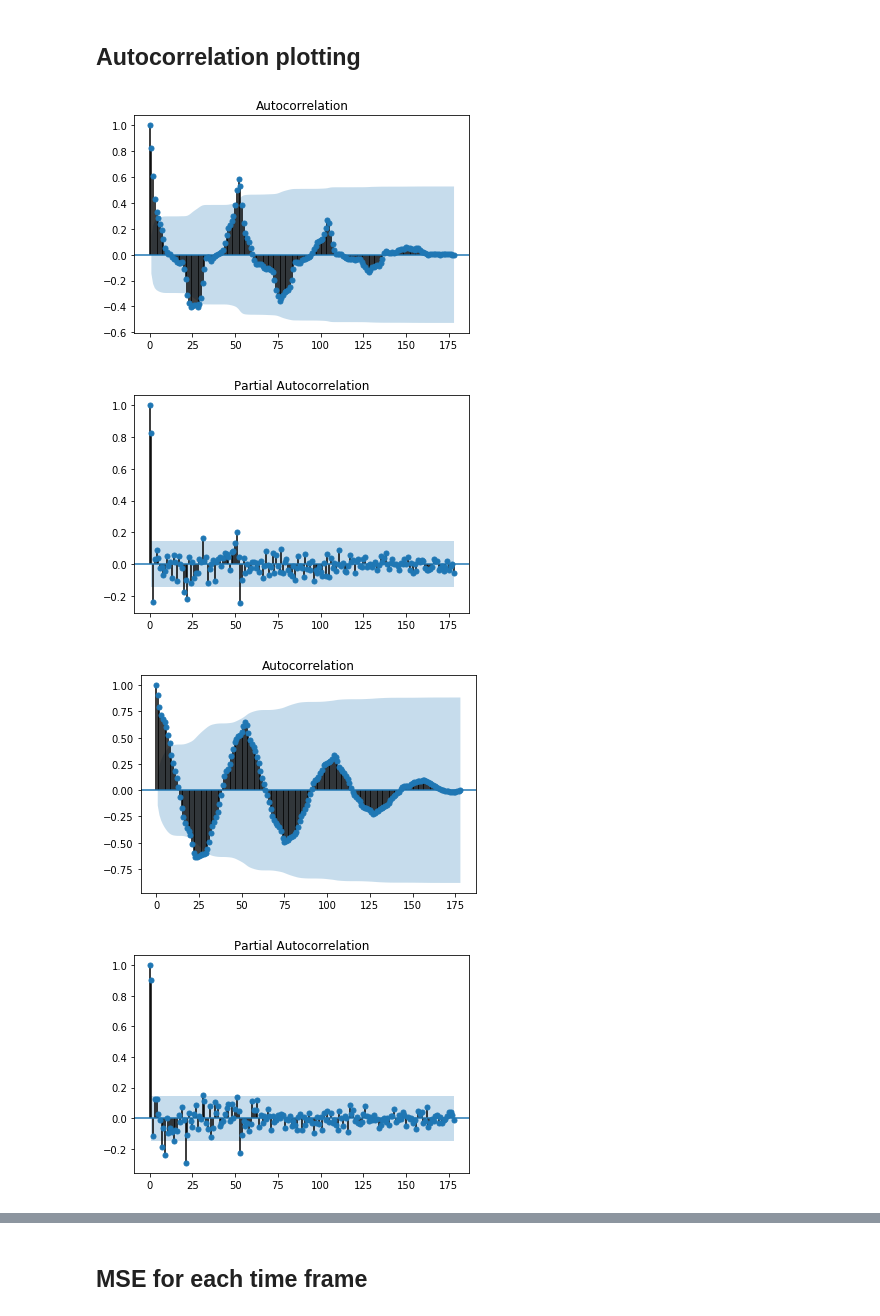
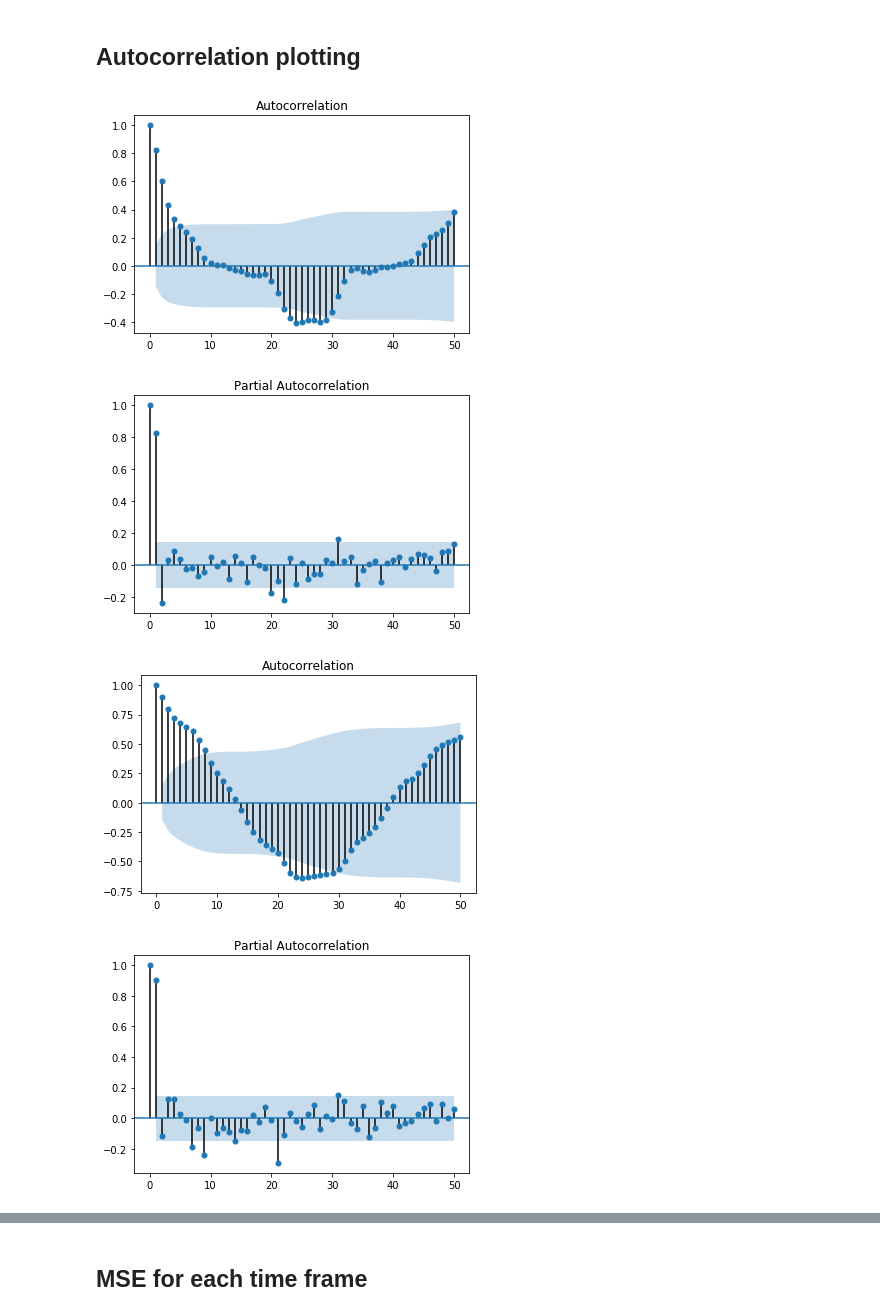
Before and after one commit to Cobrijani/prescient, a Jupyter notebook: src/notebooks/PowerSupply.ipynb, the cells around one changed output, grey strips where cells are left out. Cells and saved outputs as stored; diff of their text form; code cells hidden in the pictures.

```diff
--- a/src/notebooks/PowerSupply.ipynb
+++ b/src/notebooks/PowerSupply.ipynb
@@ -179,12 +179,12 @@ plt.show();
 # %%
 for index, data in enumerate(X):
     if index in filtered_hours:
-        statsmodels.graphics.tsaplots.plot_acf(data)
+        statsmodels.graphics.tsaplots.plot_acf(data, lags=50)
         plt.show()
-        statsmodels.graphics.tsaplots.plot_pacf(data)
+        statsmodels.graphics.tsaplots.plot_pacf(data, lags=50)
         plt.show()
 # %% [output]
-[figure, old version]
+[figure, new version]
-[figure, old version]
+[figure, new version]
-[figure, old version]
+[figure, new version]
-[figure, old version]
+[figure, new version]
```
Also changed, not shown: parts of 6 cells of this notebook, 6 other files.
